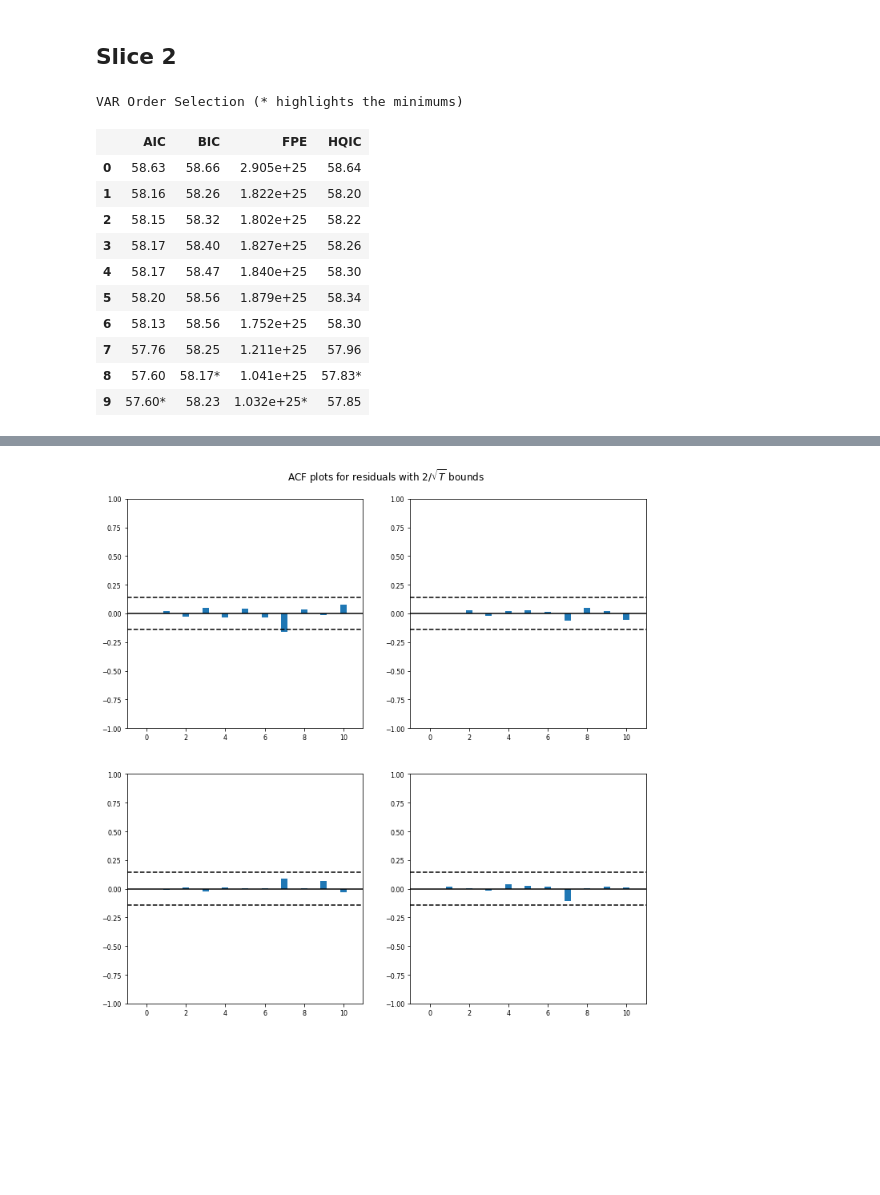
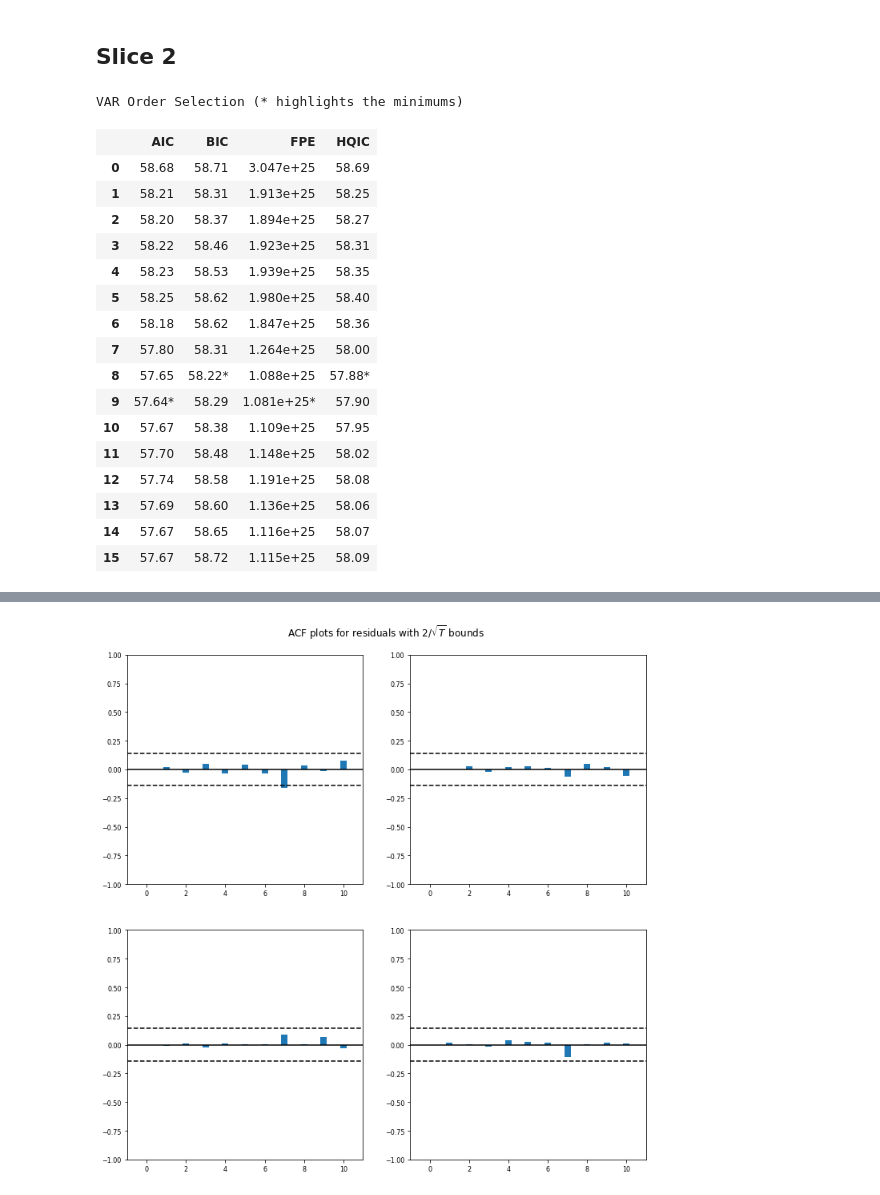
Before and after one commit to Grasia/gas-dao-activity, a Jupyter notebook: gas_aragon_activity_causality.ipynb, the cells around one changed output, grey strips where cells are left out. Cells and saved outputs as stored; diff of their text form; code cells hidden in the pictures; blank space fills up the shorter version.

```diff
--- a/gas_seasonality.ipynb
+++ b/gas_aragon_activity_causality.ipynb
@@ -464,20 +452,26 @@ slice2: pd.DataFrame = gas_slice2.copy(deep=True)
 slice2['actions'] = aragon_slice2['actions'].tolist()
 # %%
 model2 = sm.tsa.VAR(slice2)
-model2.select_order(9).summary()
+model2.select_order(15).summary()
 # %% [output]
 VAR Order Selection (* highlights the minimums)
 |  | AIC | BIC | FPE | HQIC |
-| 0 | 58.63 | 58.66 | 2.905e+25 | 58.64 |
-| 1 | 58.16 | 58.26 | 1.822e+25 | 58.20 |
-| 2 | 58.15 | 58.32 | 1.802e+25 | 58.22 |
-| 3 | 58.17 | 58.40 | 1.827e+25 | 58.26 |
-| 4 | 58.17 | 58.47 | 1.840e+25 | 58.30 |
-| 5 | 58.20 | 58.56 | 1.879e+25 | 58.34 |
-| 6 | 58.13 | 58.56 | 1.752e+25 | 58.30 |
-| 7 | 57.76 | 58.25 | 1.211e+25 | 57.96 |
-| 8 | 57.60 | 58.17* | 1.041e+25 | 57.83* |
-| 9 | 57.60* | 58.23 | 1.032e+25* | 57.85 |
+| 0 | 58.68 | 58.71 | 3.047e+25 | 58.69 |
+| 1 | 58.21 | 58.31 | 1.913e+25 | 58.25 |
+| 2 | 58.20 | 58.37 | 1.894e+25 | 58.27 |
+| 3 | 58.22 | 58.46 | 1.923e+25 | 58.31 |
+| 4 | 58.23 | 58.53 | 1.939e+25 | 58.35 |
+| 5 | 58.25 | 58.62 | 1.980e+25 | 58.40 |
+| 6 | 58.18 | 58.62 | 1.847e+25 | 58.36 |
+| 7 | 57.80 | 58.31 | 1.264e+25 | 58.00 |
+| 8 | 57.65 | 58.22* | 1.088e+25 | 57.88* |
+| 9 | 57.64* | 58.29 | 1.081e+25* | 57.90 |
+| 10 | 57.67 | 58.38 | 1.109e+25 | 57.95 |
+| 11 | 57.70 | 58.48 | 1.148e+25 | 58.02 |
+| 12 | 57.74 | 58.58 | 1.191e+25 | 58.08 |
+| 13 | 57.69 | 58.60 | 1.136e+25 | 58.06 |
+| 14 | 57.67 | 58.65 | 1.116e+25 | 58.07 |
+| 15 | 57.67 | 58.72 | 1.115e+25 | 58.09 |
 # %%
 results2 = model2.fit(maxlags=9, ic='aic')
 results2.summary()
```
Also changed, not shown: parts of 15 cells of this notebook.
